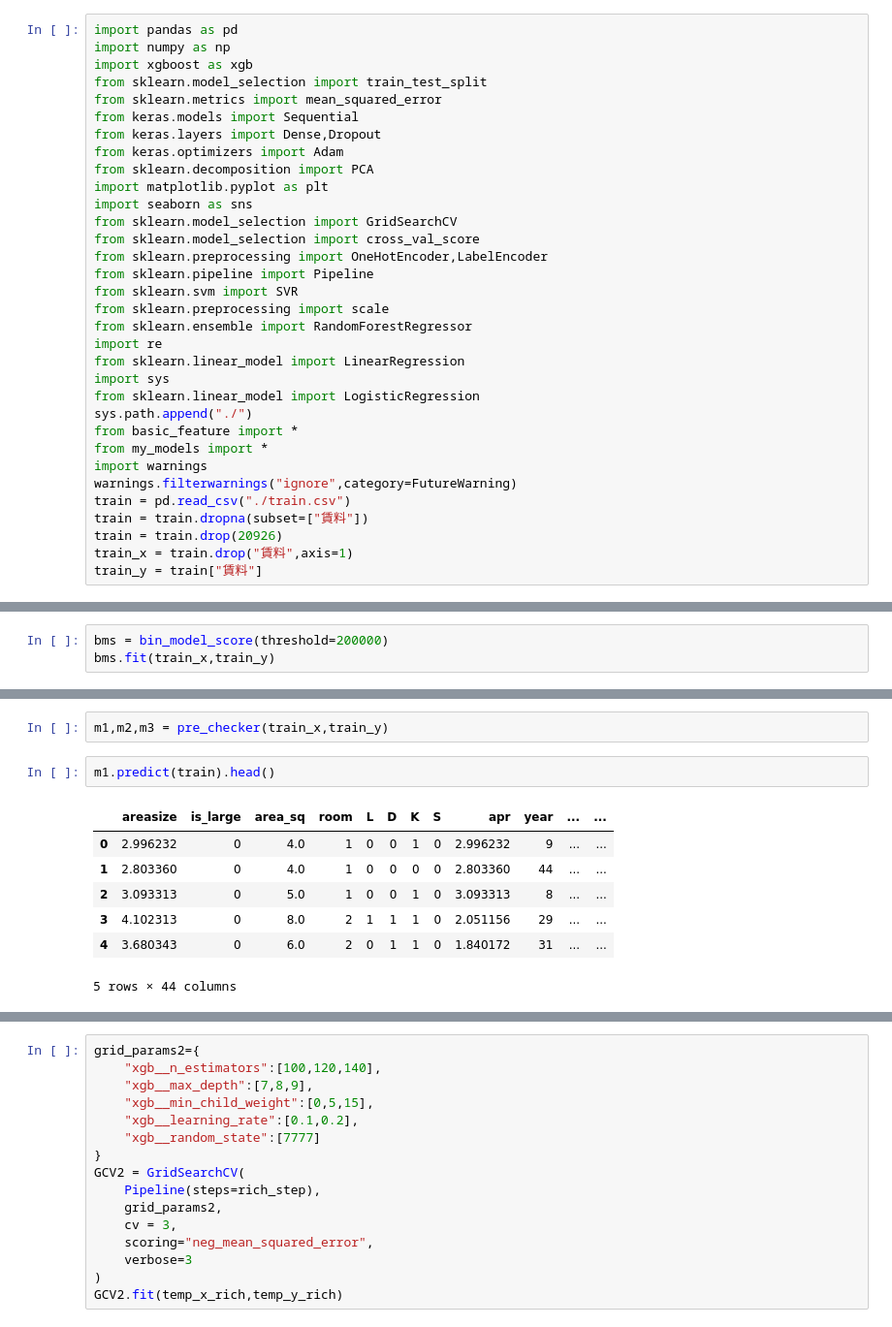
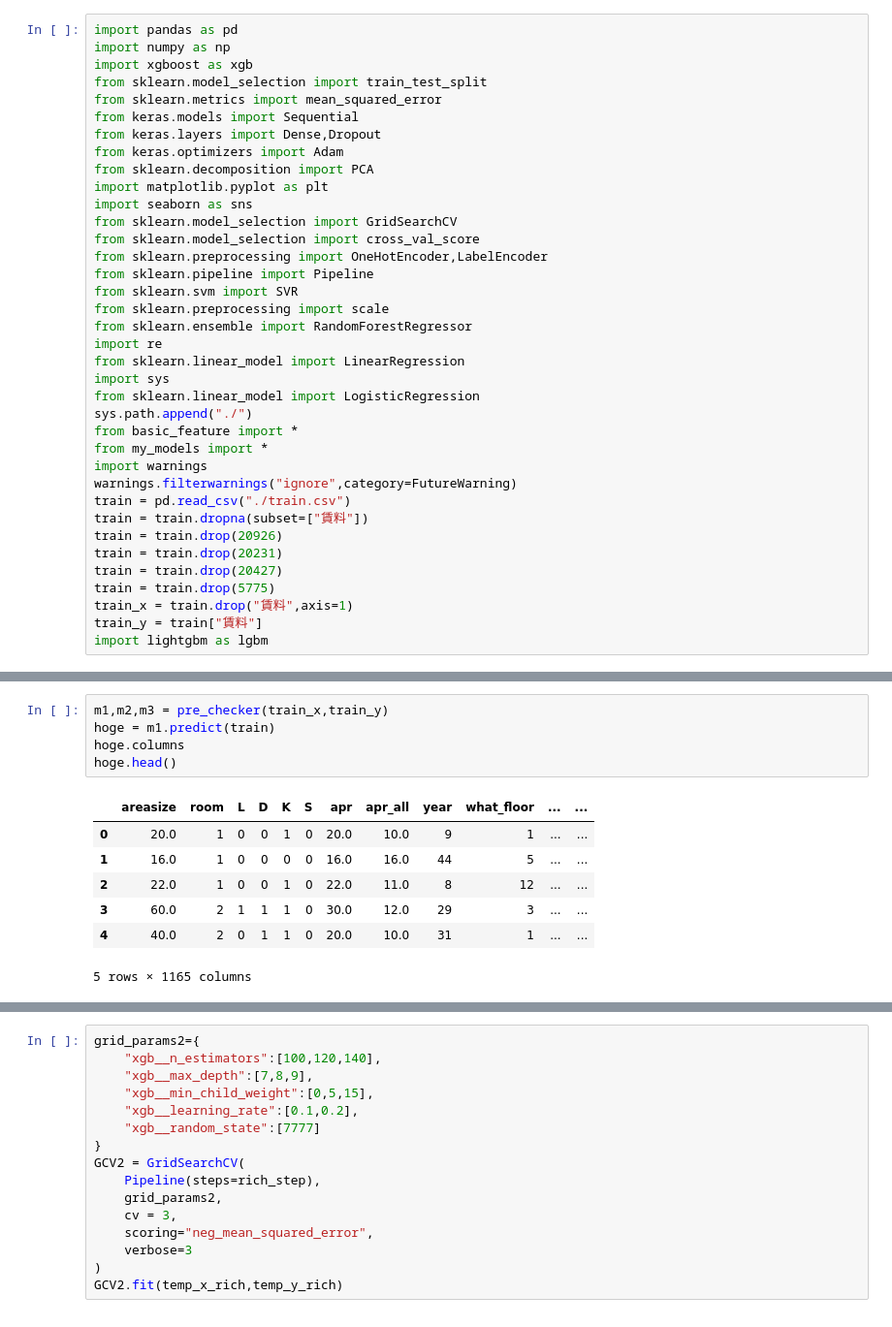
Before and after one commit to MosasoM/mynavi, a Jupyter notebook: mynavi_main.ipynb, the cells around one changed output, grey strips where cells are left out. Shown at 97% size. Drawn from its saved outputs; the diff is of its cells as text.

```diff
--- a/mynavi_main.ipynb
+++ b/mynavi_main.ipynb
@@ -29,7 +29,11 @@ warnings.filterwarnings("ignore",category=FutureWarning)
 train = pd.read_csv("./train.csv")
 train = train.dropna(subset=["賃料"])
 train = train.drop(20926)
+train = train.drop(20231)
+train = train.drop(20427)
+train = train.drop(5775)
 train_x = train.drop("賃料",axis=1)
 train_y = train["賃料"]
+import lightgbm as lgbm
 # %% [output]
 Using TensorFlow backend.
@@ -120,3 +43,0 @@ print(np.sqrt(-np.array(scores)))
-# %%
-bms = bin_model_score(threshold=200000)
-bms.fit(train_x,train_y)
@@ -133,12 +63,13 @@ pm = bms.poor_model
 # %%
 m1,m2,m3 = pre_checker(train_x,train_y)
+hoge = m1.predict(train)
+hoge.columns
+hoge.head()
+# %% [output]
+|  | areasize | room | L | D | K | S | apr | apr_all | year | what_floor | ... | ... |
+| 0 | 20.0 | 1 | 0 | 0 | 1 | 0 | 20.0 | 10.0 | 9 | 1 | ... | ... |
+| 1 | 16.0 | 1 | 0 | 0 | 0 | 0 | 16.0 | 16.0 | 44 | 5 | ... | ... |
+| 2 | 22.0 | 1 | 0 | 0 | 1 | 0 | 22.0 | 11.0 | 8 | 12 | ... | ... |
+| 3 | 60.0 | 2 | 1 | 1 | 1 | 0 | 30.0 | 12.0 | 29 | 3 | ... | ... |
+| 4 | 40.0 | 2 | 0 | 1 | 1 | 0 | 20.0 | 10.0 | 31 | 1 | ... | ... |
+5 rows × 1165 columns
-# %%
-m1.predict(train).head()
-# %% [output]
-|  | areasize | is_large | area_sq | room | L | D | K | S | apr | year | ... | ... |
-| 0 | 2.996232 | 0 | 4.0 | 1 | 0 | 0 | 1 | 0 | 2.996232 | 9 | ... | ... |
-| 1 | 2.803360 | 0 | 4.0 | 1 | 0 | 0 | 0 | 0 | 2.803360 | 44 | ... | ... |
-| 2 | 3.093313 | 0 | 5.0 | 1 | 0 | 0 | 1 | 0 | 3.093313 | 8 | ... | ... |
-| 3 | 4.102313 | 0 | 8.0 | 2 | 1 | 1 | 1 | 0 | 2.051156 | 29 | ... | ... |
-| 4 | 3.680343 | 0 | 6.0 | 2 | 0 | 1 | 1 | 0 | 1.840172 | 31 | ... | ... |
-5 rows × 44 columns
```
Also changed, not shown: parts of 21 cells of this notebook, 10 other files.
